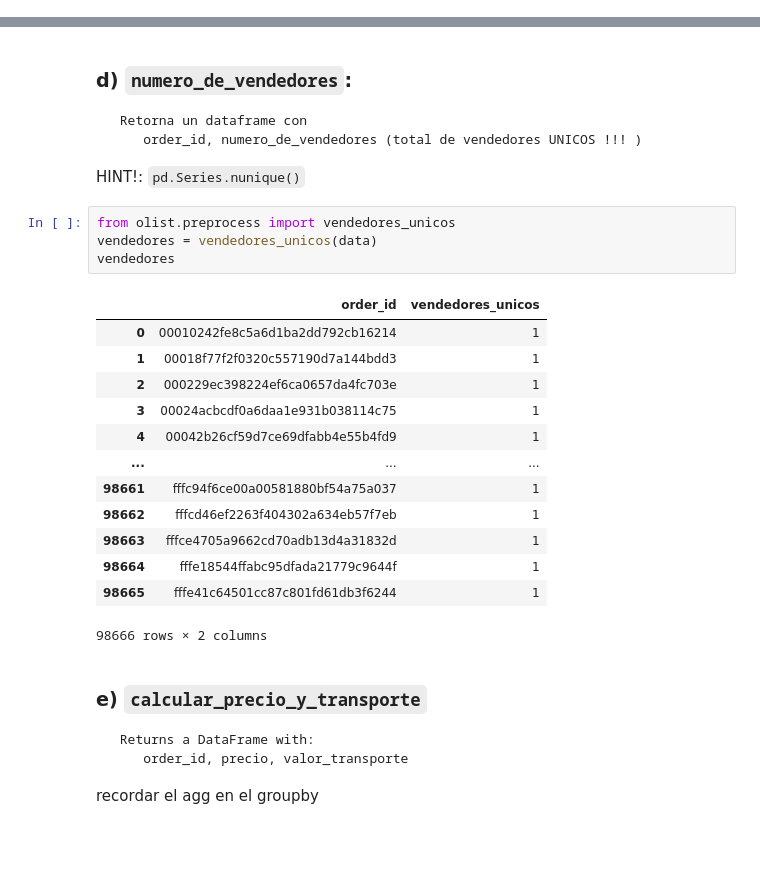
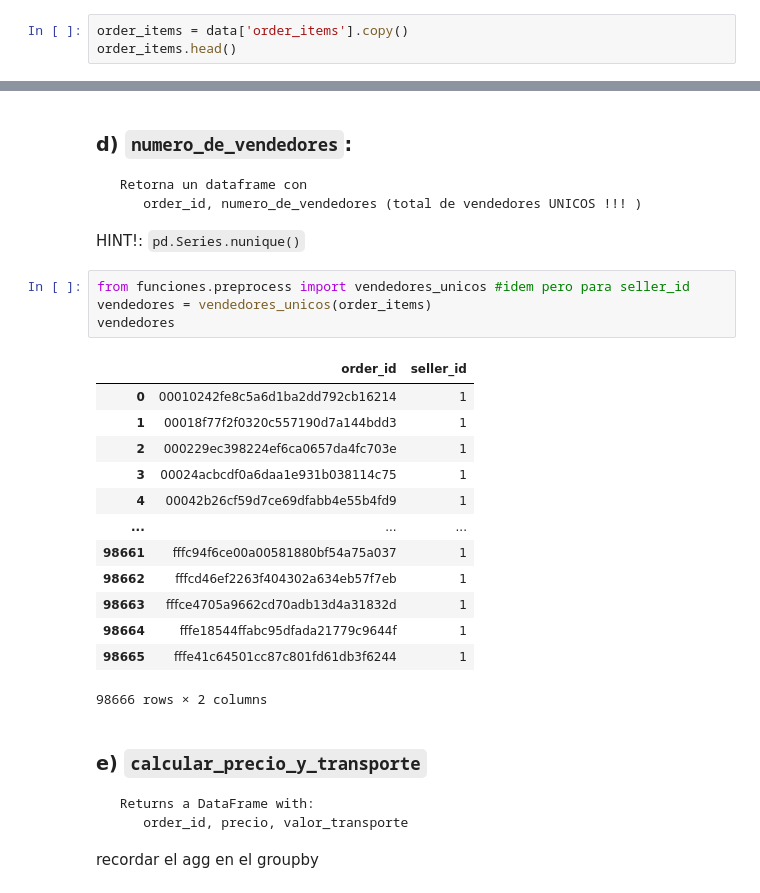
Before and after one commit to pedrosaluzzi/Olist, a Jupyter notebook: ejercicio_orders_part1 (2).ipynb, the cells around one changed output, grey strips where cells are left out. Drawn from its saved outputs; the diff is of its cells as text; blank space fills up the shorter version.

```diff
--- a/ejercicio_orders_part1 (2).ipynb
+++ b/ejercicio_orders_part1 (2).ipynb
@@ -235,3 +295,6 @@ reviews.head()
 ### c) `numero_de_productos`:
      retorna un dataframe con
         order_id, numero_de_productos (numero_de_productos_por_orden)
+# %%
+order_items = data['order_items'].copy()
+order_items.head()
@@ -262,11 +332,11 @@ productos
 HINT!:
 `pd.Series.nunique()`
 # %%
-from olist.preprocess import vendedores_unicos
-vendedores = vendedores_unicos(data)
+from funciones.preprocess import vendedores_unicos #idem pero para seller_id
+vendedores = vendedores_unicos(order_items)
 vendedores
 # %% [output]
-|  | order_id | vendedores_unicos |
+|  | order_id | seller_id |
 | 0 | 00010242fe8c5a6d1ba2dd792cb16214 | 1 |
 | 1 | 00018f77f2f0320c557190d7a144bdd3 | 1 |
 | 2 | 000229ec398224ef6ca0657da4fc703e | 1 |
```
Also changed, not shown: parts of 13 cells of this notebook, 1 other file.
